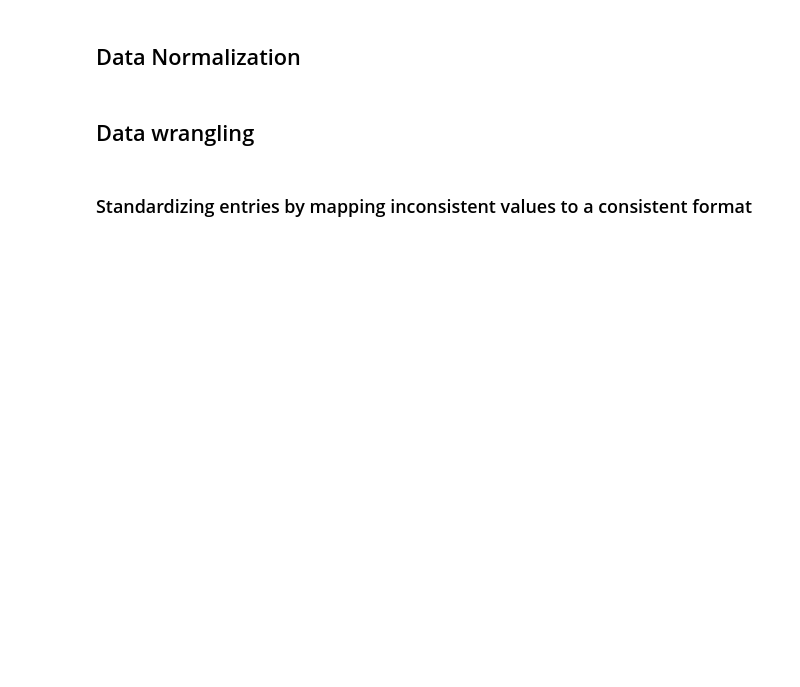
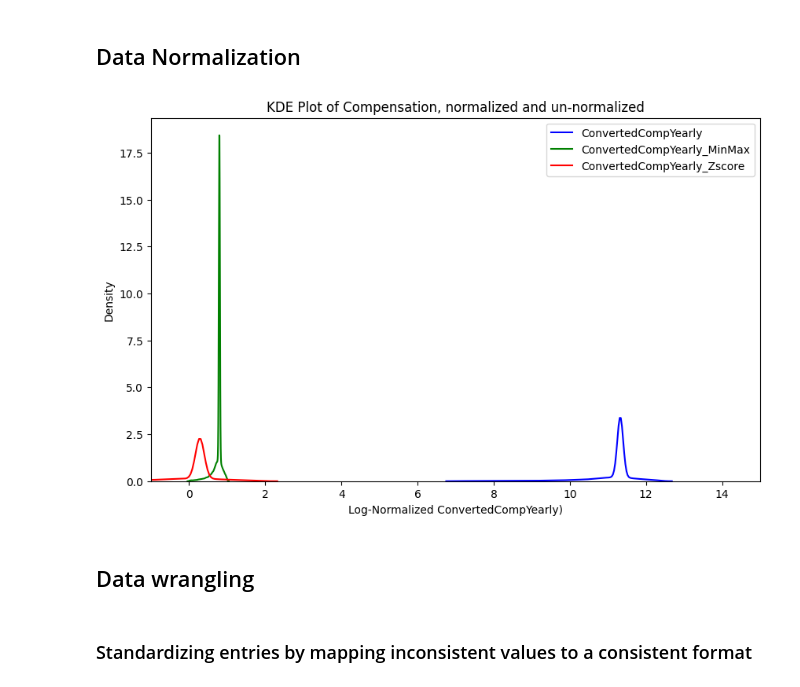
Before and after one commit to may-baho1/data-presentation, a Jupyter notebook: Data Pre-Processing.ipynb, the cells around one changed output. Saved outputs shown, nothing was run; the diff lists cells and outputs as text; code cells hidden in the pictures; blank space fills up the shorter version.

```diff
--- a/Data Pre-Processing.ipynb
+++ b/Data Pre-Processing.ipynb
@@ -203,29 +267,32 @@ plt.show()
 # %% [markdown]
 ## Data Normalization
 # %%
-# Filtering compensation column
-filtered = cleaned_df[(cleaned_df['ConvertedCompYearly'] > 1000) & (cleaned_df['ConvertedCompYearly'] < 250000)]
+# Filtering compensation column by removing outliers
+q01 = cleaned_df['ConvertedCompYearly'].quantile(0.01)
+q99 = cleaned_df['ConvertedCompYearly'].quantile(0.99)
+filtered = cleaned_df[(cleaned_df['ConvertedCompYearly'] > q01) & (cleaned_df['ConvertedCompYearly'] < q99)]
+
+# Log transform the  values for better visualization of data
+filtered['log_ConvertedCompYearly'] = np.log1p(filtered['ConvertedCompYearly'])
 
 # Normalize ConvertedCompYearly using Min-Max Scaling
-filtered['ConvertedCompYearly_MinMax'] = ( filtered['ConvertedCompYearly'] - filtered['ConvertedCompYearly'].min() ) / ( filtered['ConvertedCompYearly']max() - filtered['ConvertedCompYearly'].min() )
+filtered['ConvertedCompYearly_MinMax'] = (filtered['log_ConvertedCompYearly'] - filtered['log_ConvertedCompYearly'].min() ) / (filtered['log_ConvertedCompYearly'].max() - filtered['log_ConvertedCompYearly'].min())
 
 # Normalize ConvertedCompYearly using Z-Score Normalization
-filtered['ConvertedCompYearly_Zscore'] = ( filtered['ConvertedCompYearly'] -filtered['ConvertedCompYearly'].mean() ) / filtered['ConvertedCompYearly'].std()
-
-# Log transform the normalized values for better visualization of data
-filtered['log_ConvertedCompYearly'] = np.log10(filtered['ConvertedCompYearly'])
-filtered['log_ConvertedCompYearly_MinMax'] = np.log10(filtered['ConvertedCompYearly_MinMax'])
-filtered['log_ConvertedCompYearly_Zscore'] = np.log10(filtered['ConvertedCompYearly_Zscore'])
+filtered['ConvertedCompYearly_Zscore'] = (filtered['log_ConvertedCompYearly'] - filtered['log_ConvertedCompYearly'].mean()) / filtered['log_ConvertedCompYearly'].std()
 
 # Visualize the distribution of ConvertedCompYearly, ConvertedCompYearly_Normalized and ConvertedCompYearly_Zscore
 fig, ax1 = plt.subplots(figsize=(10, 6))
 sns.kdeplot(filtered['log_ConvertedCompYearly'].dropna(), ax=ax1,label='ConvertedCompYearly', color='blue', fill=False)
-sns.kdeplot(filtered['log_ConvertedCompYearly_MinMax'].dropna(), ax=ax1,label='ConvertedCompYearly_MinMax', color='green', fill=False)
-sns.kdeplot(filtered['log_ConvertedCompYearly_Zscore'].dropna(), ax=ax1,label='ConvertedCompYearly_Zscore', color='red', fill=False)
+sns.kdeplot(filtered['ConvertedCompYearly_MinMax'].dropna(), ax=ax1,label='ConvertedCompYearly_MinMax', color='green', fill=False)
+sns.kdeplot(filtered['ConvertedCompYearly_Zscore'].dropna(), ax=ax1,label='ConvertedCompYearly_Zscore', color='red', fill=False)
 ax1.set_title("KDE Plot of Compensation, normalized and un-normalized")
-ax1.set_xlabel("Log10(ConvertedCompYearly)")
+ax1.set_xlabel("Log-Normalized ConvertedCompYearly)")
 ax1.legend()
+plt.xlim(-1,15)
 plt.show()
+# %% [output]
+[figure, added]
 # %% [markdown]
 ## Data wrangling
 # %% [markdown]
```
Also changed, not shown: parts of 10 cells of this notebook.
